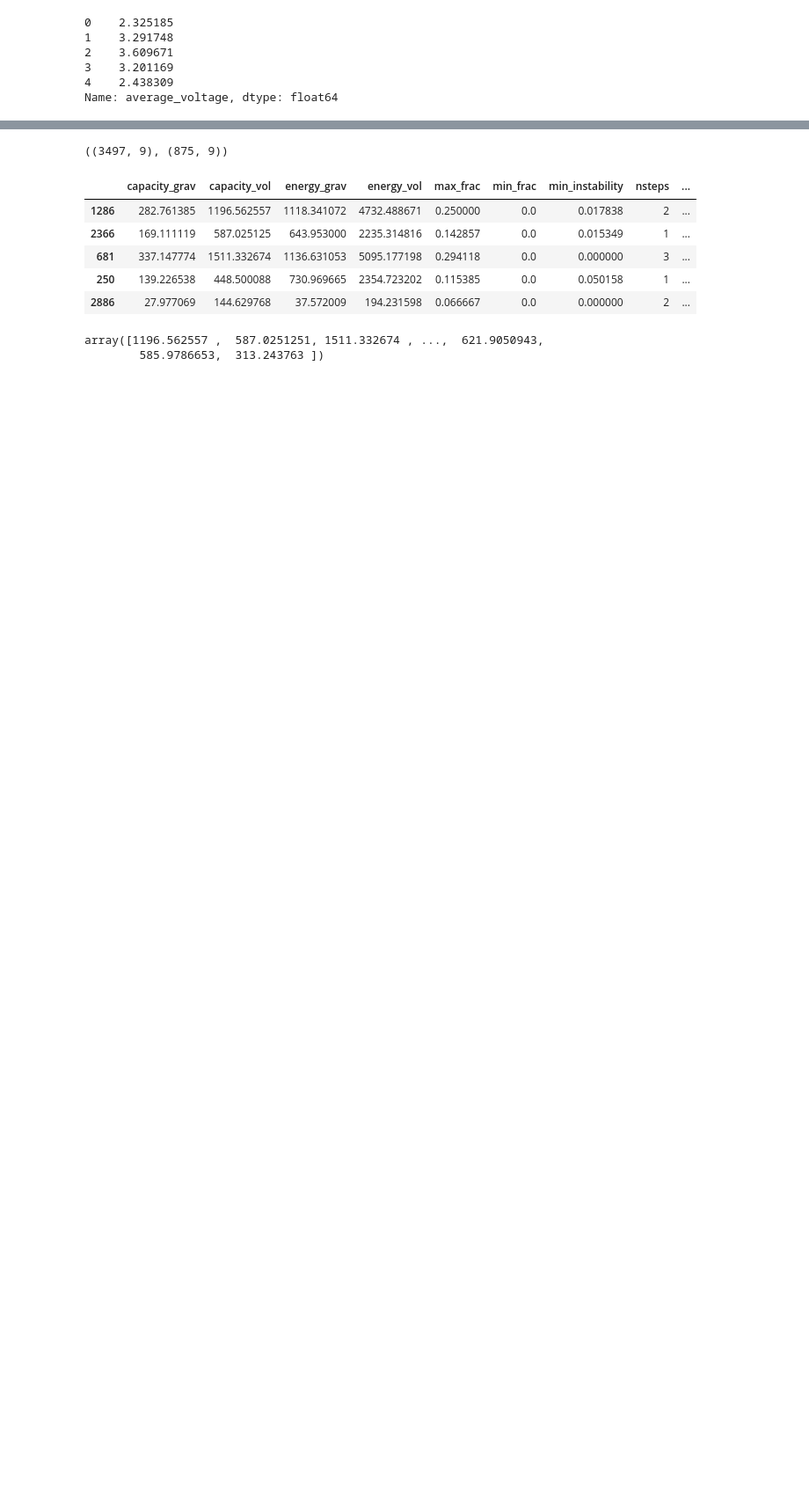
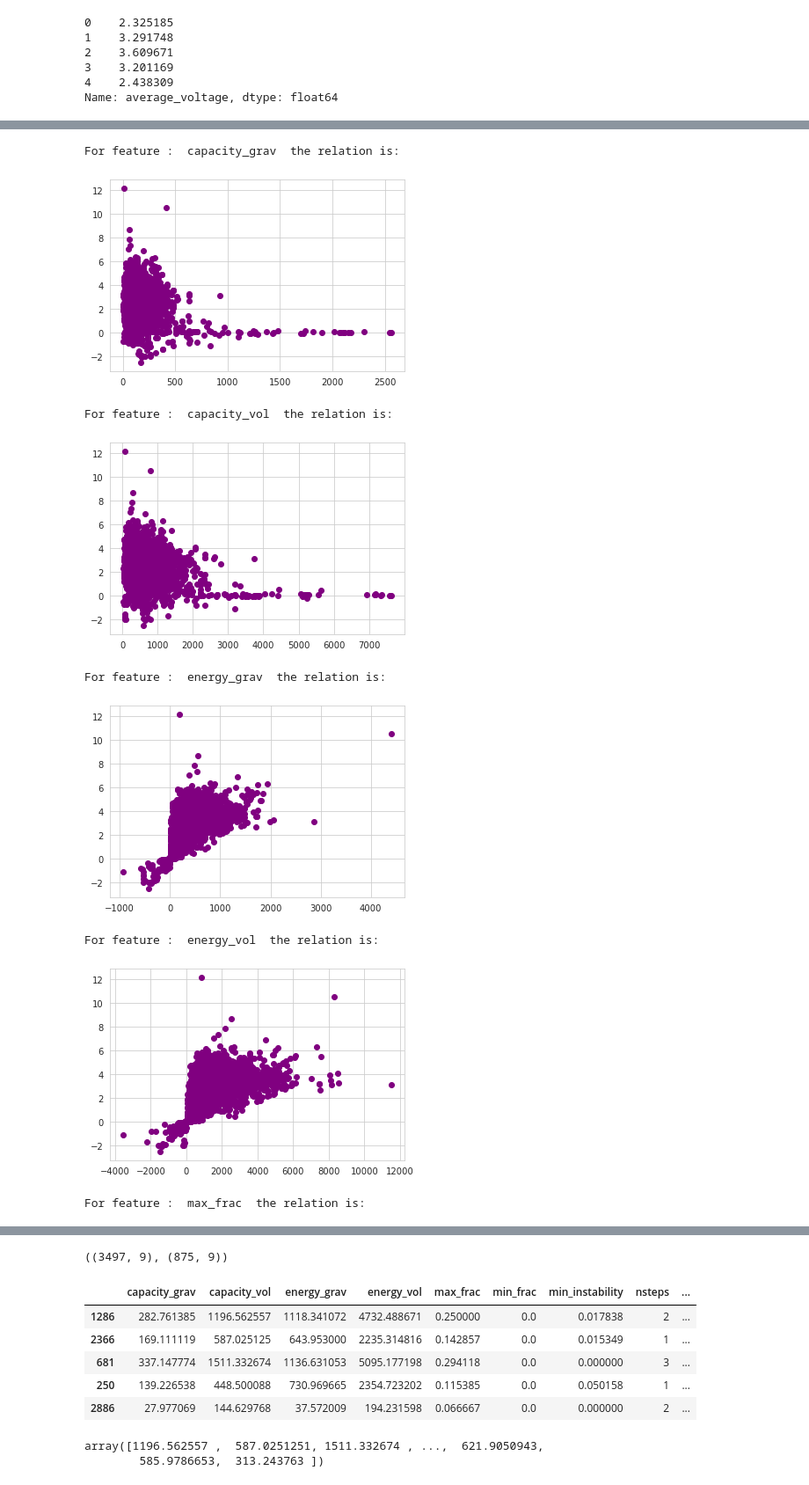
Before and after one commit to rajoy99/battery_intepretable, a Jupyter notebook: eda2.ipynb, the cells around one changed output, grey strips where cells are left out. Shown: that part at 88% size. Saved outputs shown, nothing was run; the diff lists cells and outputs as text; code cells hidden in the pictures; blank space fills up the shorter version.

```diff
--- a/eda2.ipynb
+++ b/eda2.ipynb
@@ -24,0 +48,17 @@ Name: average_voltage, dtype: float64
+# %%
+
+for i in range(9):
+    plt.scatter(X.iloc[:,i].values,y.values,color='purple')
+    varname=X.columns[i]
+    print("For feature : ",varname," the relation is: ")
+    plt.show()
+# %% [output]
+For feature :  capacity_grav  the relation is:
+[figure, added]
+For feature :  capacity_vol  the relation is:
+[figure, added]
+For feature :  energy_grav  the relation is:
+[figure, added]
+For feature :  energy_vol  the relation is:
+[figure, added]
+For feature :  max_frac  the relation is:
```
Also changed, not shown: parts of 6 cells of this notebook.
